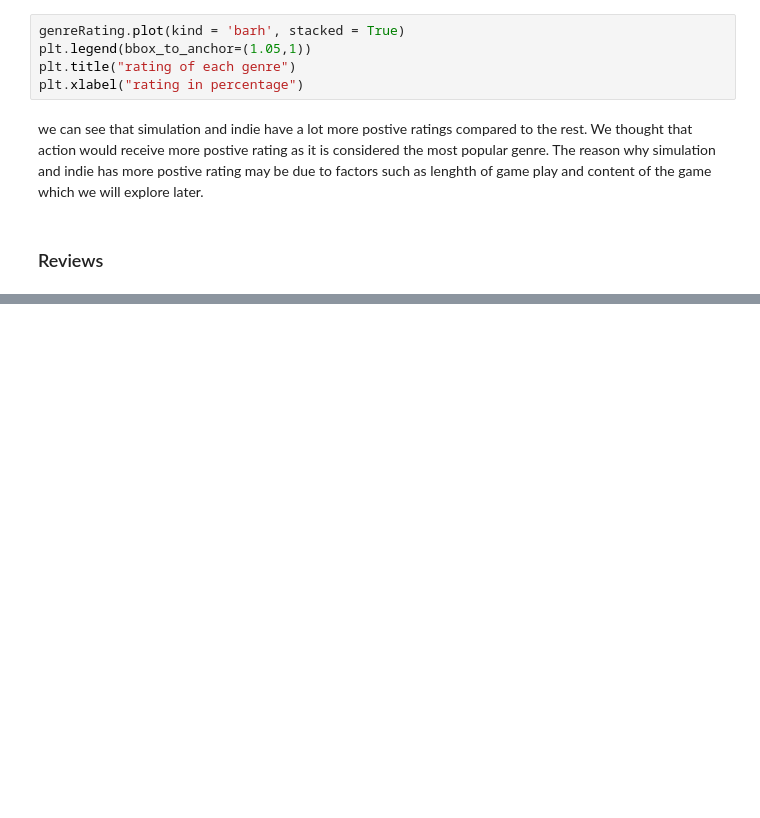
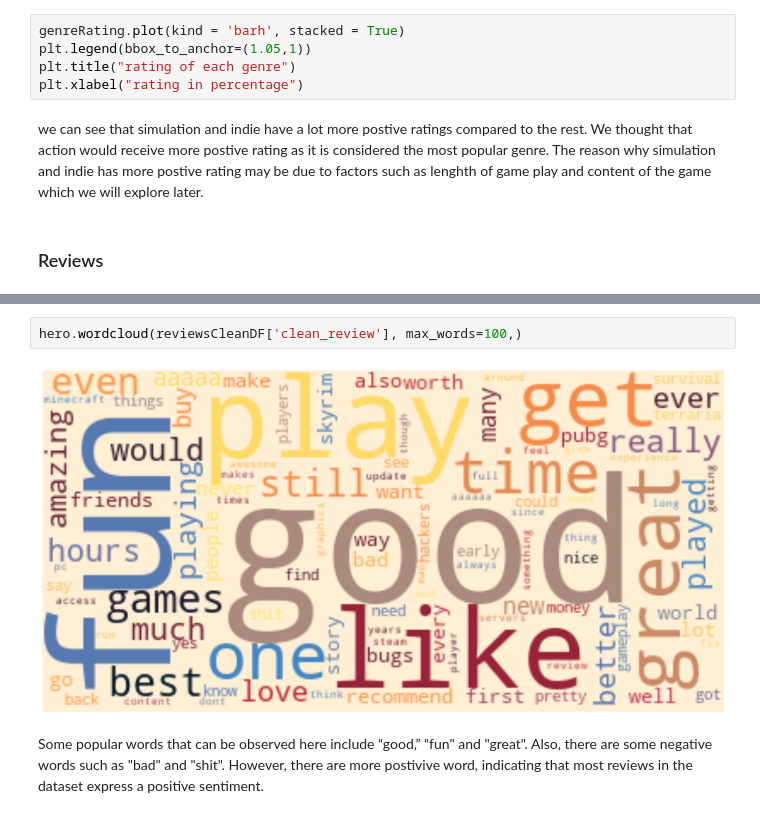
Before and after one commit to pyaepyaelily/videoGame, a Jupyter notebook: videoGame.ipynb, the cells around one changed output, grey strips where cells are left out. Drawn from its saved outputs; the diff is of its cells as text; blank space fills up the shorter version.

```diff
--- a/videoGame.ipynb
+++ b/videoGame.ipynb
@@ -468,0 +480,7 @@ we can see that simulation and indie have a lot more postive ratings compared to
+# %%
+hero.wordcloud(reviewsCleanDF['clean_review'], max_words=100,)
+# %% [output]
+[figure, added]
+# %% [markdown]
+Some popular words that can be observed here include “good,” “fun" and "great". Also, there are some negative words such
+as "bad" and "shit". However, there are more postivive word, indicating that most reviews in the dataset express a positive sentiment.
```
Also changed, not shown: parts of 22 cells of this notebook.
